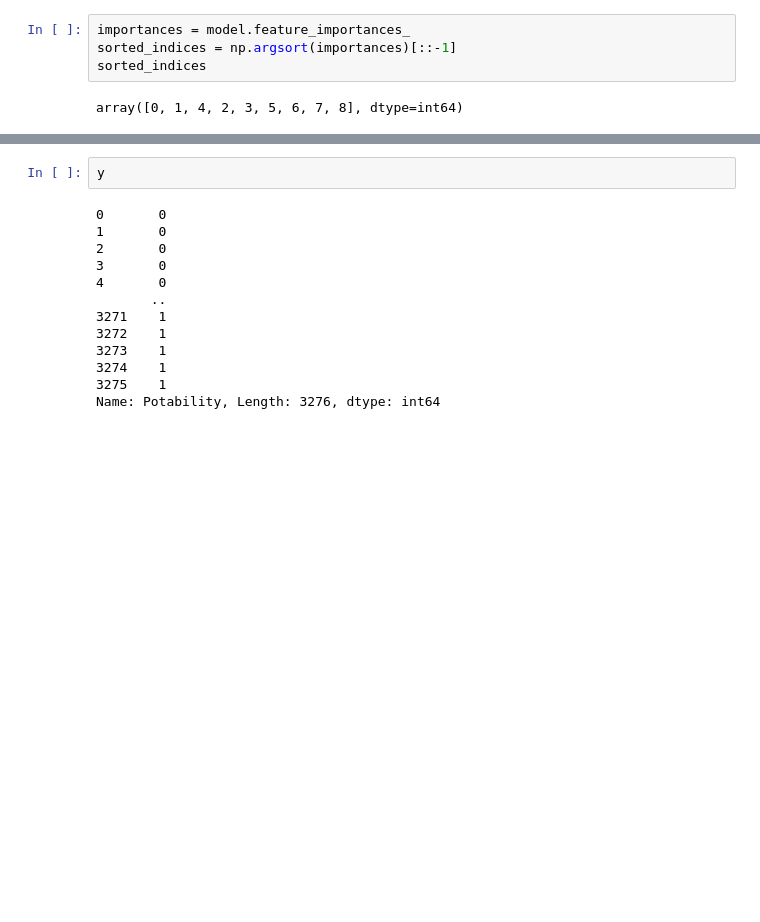
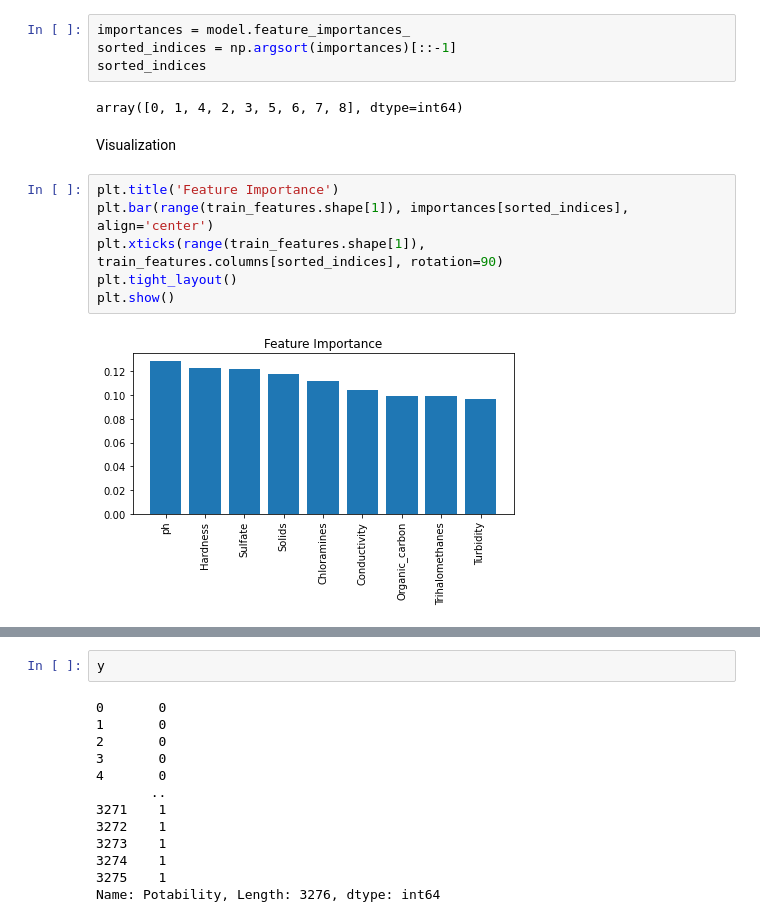
Before and after one commit to himashax/ML_Assignment2_IT19128696_IT19156170_IT19134468, a Jupyter notebook: IT19128696_IT19156170_IT19134468.ipynb, the cells around one changed output, grey strips where cells are left out. Drawn from its saved outputs; the diff is of its cells as text; blank space fills up the shorter version.

Commit message:
Added visualization

```diff
--- a/IT19128696_IT19156170_IT19134468.ipynb
+++ b/IT19128696_IT19156170_IT19134468.ipynb
@@ -128,3 +128,13 @@ sorted_indices = np.argsort(importances)[::-1]
 sorted_indices
 # %% [output]
 array([0, 1, 4, 2, 3, 5, 6, 7, 8], dtype=int64)
+# %% [markdown]
+Visualization
+# %%
+plt.title('Feature Importance')
+plt.bar(range(train_features.shape[1]), importances[sorted_indices], align='center')
+plt.xticks(range(train_features.shape[1]), train_features.columns[sorted_indices], rotation=90)
+plt.tight_layout()
+plt.show()
+# %% [output]
+[figure, added]
```
Also changed, not shown: parts of 8 cells of this notebook.
